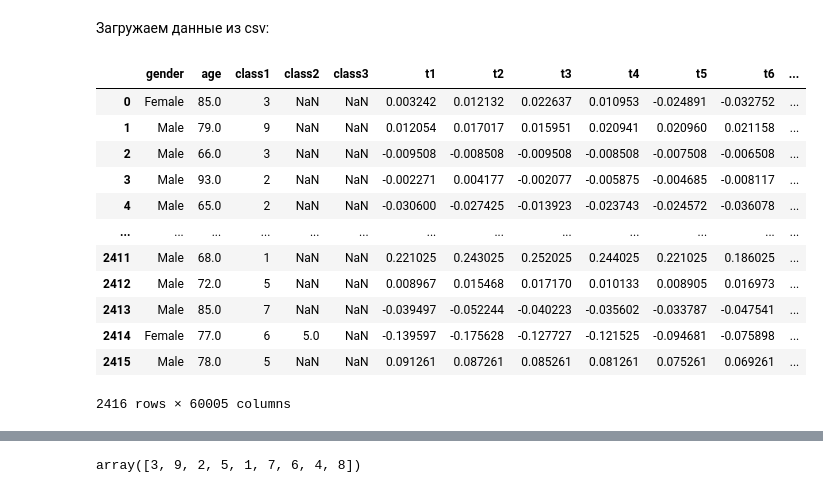
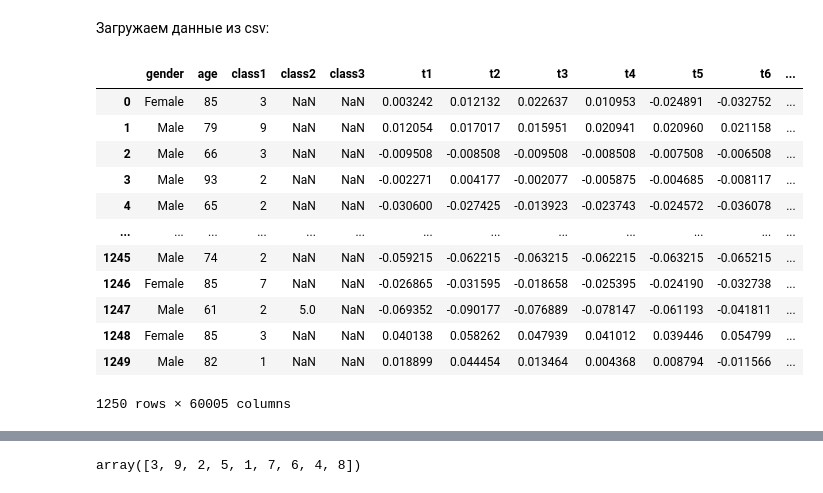
Before and after one commit to Befezdow/ai_test, a Jupyter notebook: lab2.ipynb, the cells around one changed output, grey strips where cells are left out. Saved outputs shown, nothing was run; the diff lists cells and outputs as text; code cells hidden in the pictures.

```diff
--- a/lab2.ipynb
+++ b/lab2.ipynb
@@ -16,23 +20,23 @@ AWESOME_DATA.csv  preview.csv
 Загружаем данные из csv:
 # %%
 names_array = ['gender', 'age', 'class1', 'class2', 'class3', *['t{}'.format(i + 1) for i in range(60000)]]
-url = '/content/gdrive/My Drive/ML/AWESOME_DATA.csv'
+url = '/content/gdrive/My Drive/ML/half.csv'
 data = pd.read_csv(url, names=names_array)
 data
 # %% [output]
 |  | gender | age | class1 | class2 | class3 | t1 | t2 | t3 | t4 | t5 | t6 | ... |
-| 0 | Female | 85.0 | 3 | NaN | NaN | 0.003242 | 0.012132 | 0.022637 | 0.010953 | -0.024891 | -0.032752 | ... |
-| 1 | Male | 79.0 | 9 | NaN | NaN | 0.012054 | 0.017017 | 0.015951 | 0.020941 | 0.020960 | 0.021158 | ... |
-| 2 | Male | 66.0 | 3 | NaN | NaN | -0.009508 | -0.008508 | -0.009508 | -0.008508 | -0.007508 | -0.006508 | ... |
-| 3 | Male | 93.0 | 2 | NaN | NaN | -0.002271 | 0.004177 | -0.002077 | -0.005875 | -0.004685 | -0.008117 | ... |
-| 4 | Male | 65.0 | 2 | NaN | NaN | -0.030600 | -0.027425 | -0.013923 | -0.023743 | -0.024572 | -0.036078 | ... |
+| 0 | Female | 85 | 3 | NaN | NaN | 0.003242 | 0.012132 | 0.022637 | 0.010953 | -0.024891 | -0.032752 | ... |
+| 1 | Male | 79 | 9 | NaN | NaN | 0.012054 | 0.017017 | 0.015951 | 0.020941 | 0.020960 | 0.021158 | ... |
+| 2 | Male | 66 | 3 | NaN | NaN | -0.009508 | -0.008508 | -0.009508 | -0.008508 | -0.007508 | -0.006508 | ... |
+| 3 | Male | 93 | 2 | NaN | NaN | -0.002271 | 0.004177 | -0.002077 | -0.005875 | -0.004685 | -0.008117 | ... |
+| 4 | Male | 65 | 2 | NaN | NaN | -0.030600 | -0.027425 | -0.013923 | -0.023743 | -0.024572 | -0.036078 | ... |
 | ... | ... | ... | ... | ... | ... | ... | ... | ... | ... | ... | ... | ... |
-| 2411 | Male | 68.0 | 1 | NaN | NaN | 0.221025 | 0.243025 | 0.252025 | 0.244025 | 0.221025 | 0.186025 | ... |
-| 2412 | Male | 72.0 | 5 | NaN | NaN | 0.008967 | 0.015468 | 0.017170 | 0.010133 | 0.008905 | 0.016973 | ... |
-| 2413 | Male | 85.0 | 7 | NaN | NaN | -0.039497 | -0.052244 | -0.040223 | -0.035602 | -0.033787 | -0.047541 | ... |
-| 2414 | Female | 77.0 | 6 | 5.0 | NaN | -0.139597 | -0.175628 | -0.127727 | -0.121525 | -0.094681 | -0.075898 | ... |
-| 2415 | Male | 78.0 | 5 | NaN | NaN | 0.091261 | 0.087261 | 0.085261 | 0.081261 | 0.075261 | 0.069261 | ... |
+| 1245 | Male | 74 | 2 | NaN | NaN | -0.059215 | -0.062215 | -0.063215 | -0.062215 | -0.063215 | -0.065215 | ... |
+| 1246 | Female | 85 | 7 | NaN | NaN | -0.026865 | -0.031595 | -0.018658 | -0.025395 | -0.024190 | -0.032738 | ... |
+| 1247 | Male | 61 | 2 | 5.0 | NaN | -0.069352 | -0.090177 | -0.076889 | -0.078147 | -0.061193 | -0.041811 | ... |
+| 1248 | Female | 85 | 3 | NaN | NaN | 0.040138 | 0.058262 | 0.047939 | 0.041012 | 0.039446 | 0.054799 | ... |
+| 1249 | Male | 82 | 1 | NaN | NaN | 0.018899 | 0.044454 | 0.013464 | 0.004368 | 0.008794 | -0.011566 | ... |
-2416 rows × 60005 columns
+1250 rows × 60005 columns
 # %%
 data = data.drop('class2', axis = 1)
 data = data.drop('class3', axis = 1)
```
Also changed, not shown: parts of 16 cells of this notebook.
